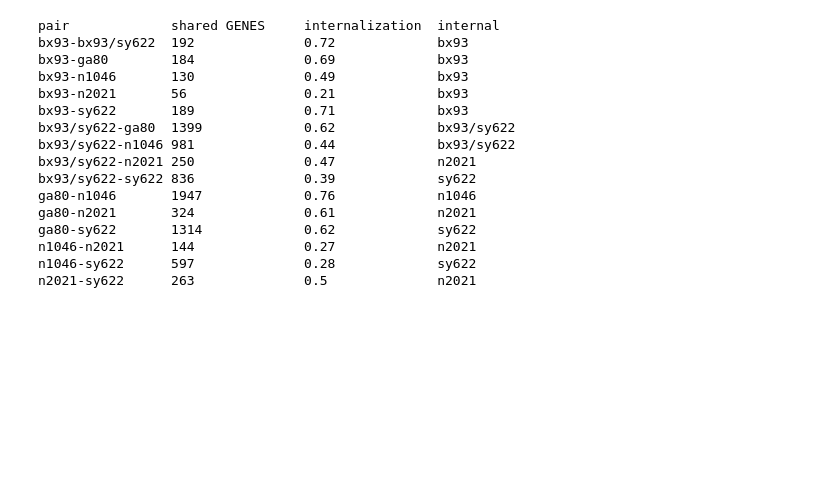
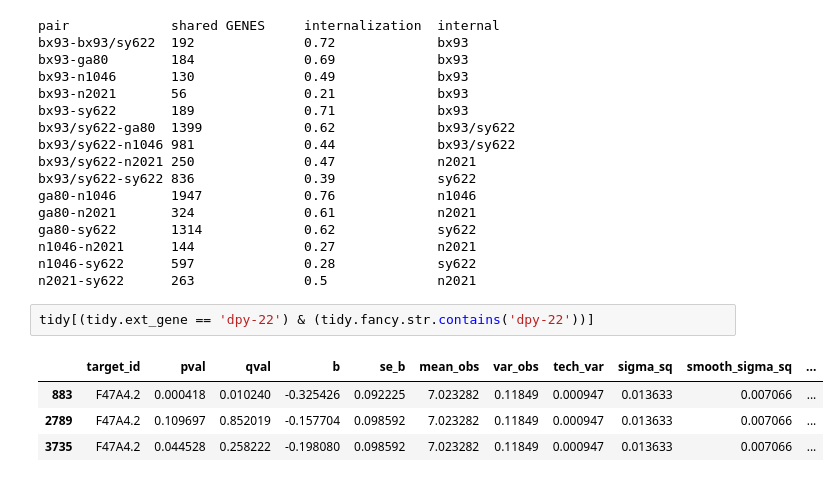
Before and after one commit to WormLabCaltech/med-cafe, a Jupyter notebook: src/1. Basic statistics.ipynb, the cells around one changed output. Saved outputs shown, nothing was run; the diff lists cells and outputs as text; blank space fills up the shorter version.

```diff
--- a/src/1. Basic statistics.ipynb
+++ b/src/1. Basic statistics.ipynb
@@ -218,3 +218,10 @@ ga80-sy622       1314             0.62             sy622
 n1046-n2021      144              0.27             n2021
 n1046-sy622      597              0.28             sy622
 n2021-sy622      263              0.5              n2021
+# %%
+tidy[(tidy.ext_gene == 'dpy-22') & (tidy.fancy.str.contains('dpy-22'))]
+# %% [output]
+|  | target_id | pval | qval | b | se_b | mean_obs | var_obs | tech_var | sigma_sq | smooth_sigma_sq | ... |
+| 883 | F47A4.2 | 0.000418 | 0.010240 | -0.325426 | 0.092225 | 7.023282 | 0.11849 | 0.000947 | 0.013633 | 0.007066 | ... |
+| 2789 | F47A4.2 | 0.109697 | 0.852019 | -0.157704 | 0.098592 | 7.023282 | 0.11849 | 0.000947 | 0.013633 | 0.007066 | ... |
+| 3735 | F47A4.2 | 0.044528 | 0.258222 | -0.198080 | 0.098592 | 7.023282 | 0.11849 | 0.000947 | 0.013633 | 0.007066 | ... |
```
Also changed, not shown: 34 other files.
